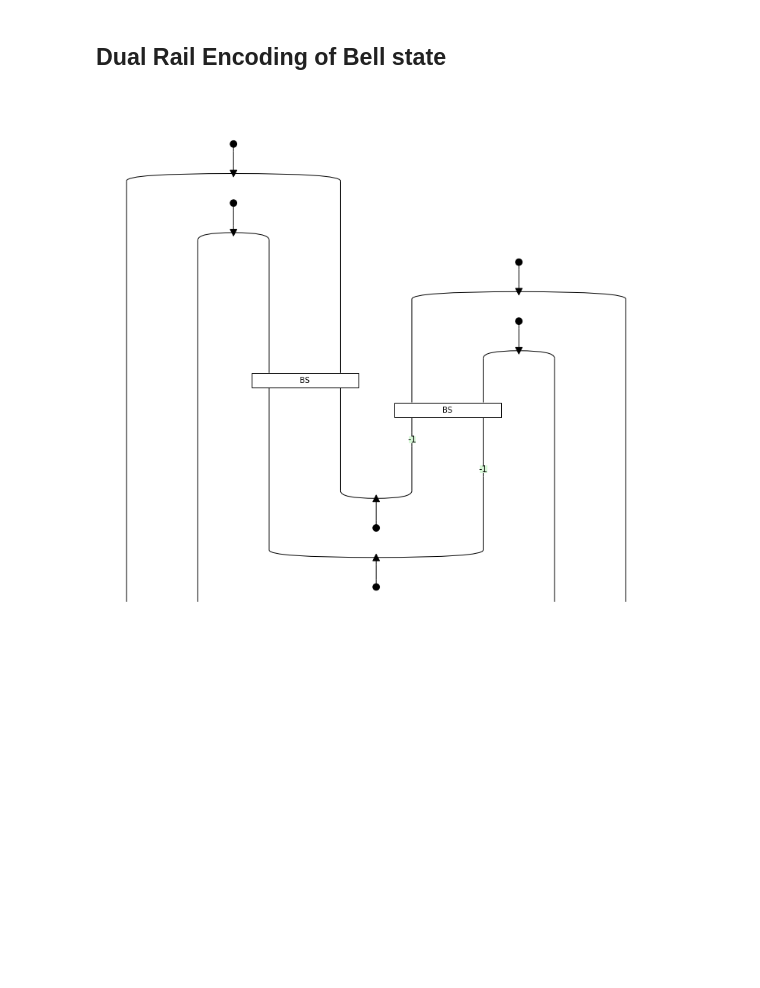
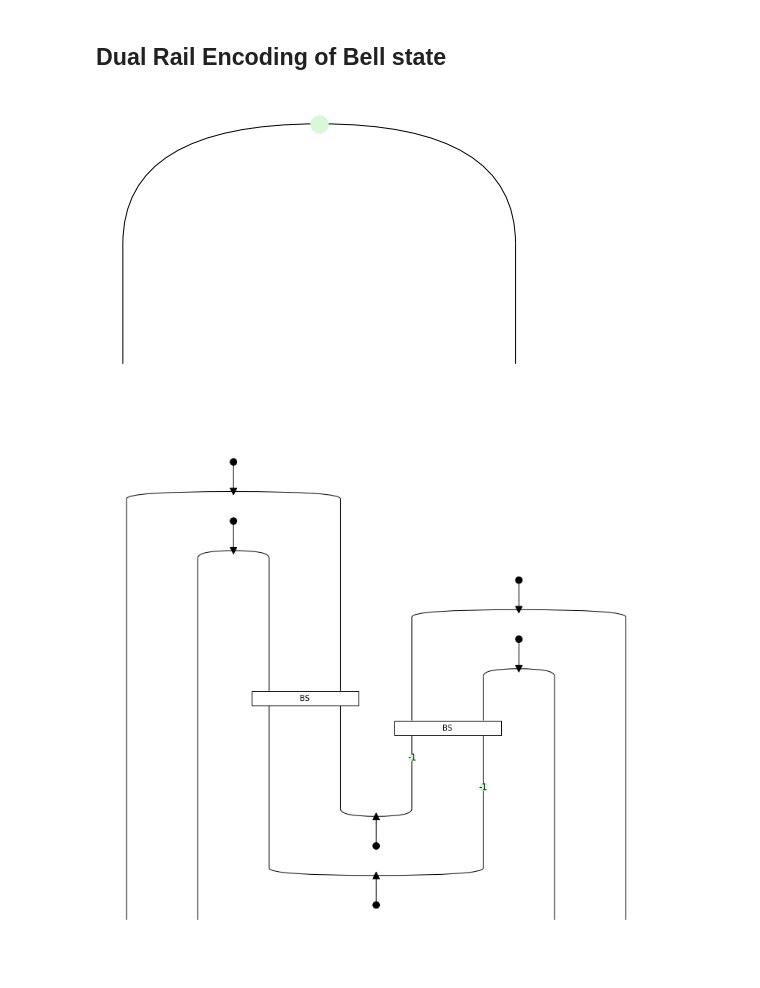
Before and after one commit to lawrencerowland/discopy, a Jupyter notebook: optics-demo.ipynb, the cells around one changed output. Cells and saved outputs as stored; diff of their text form; code cells hidden in the pictures; blank space fills up the shorter version.

```diff
--- a/optics-demo.ipynb
+++ b/optics-demo.ipynb
@@ -63,6 +63,10 @@ inp=[1, 1, 1, 1, 1, 1, 1, 1, 1] out=[0, 1, 1, 1, 1, 1, 0, 1, 1, 1, 0, 1]
 (1+0j)
 # %% [markdown]
 ## Dual Rail Encoding of Bell state
+# %%
+Z(0, 2).draw()
+# %% [output]
+[figure, added]
 # %%
 from discopy.quantum.optics import *
 path_bell = zx_to_path(Z(0, 2))
```
Also changed, not shown: parts of 3 cells of this notebook.
